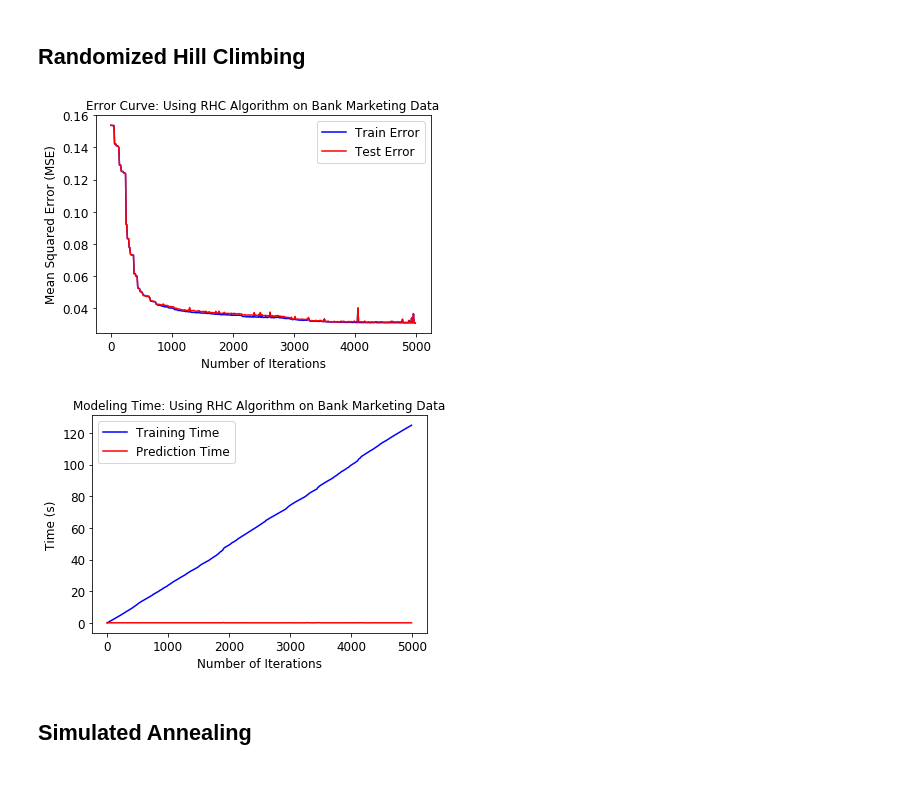
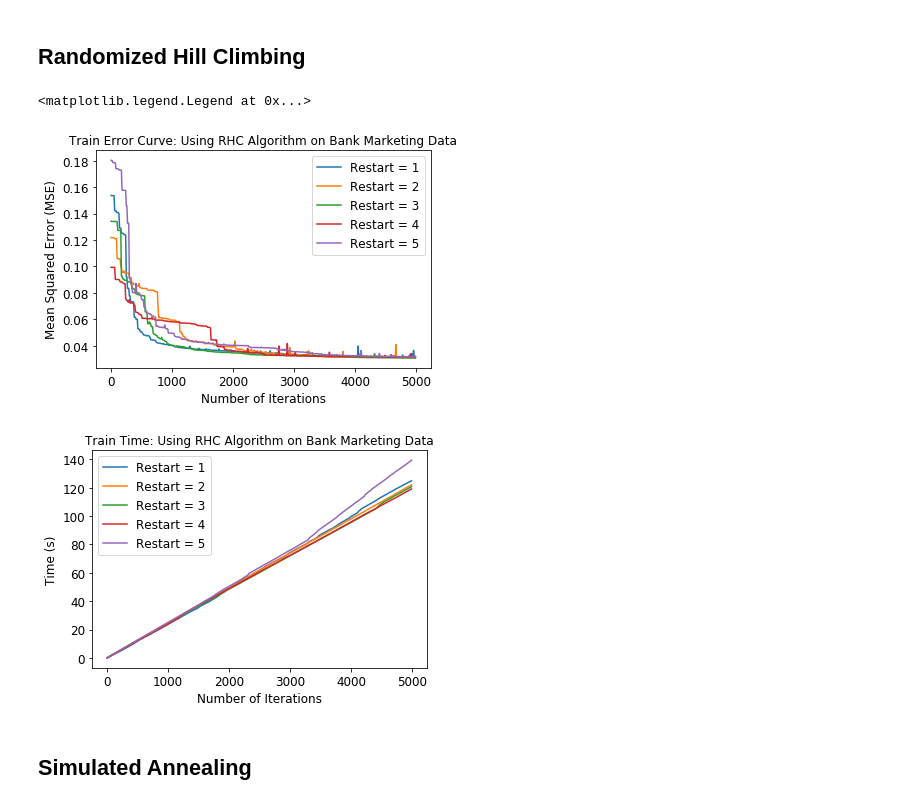
Before and after one commit to ravi2228/Randomized-Optimization, a Jupyter notebook: logs/Plots.ipynb, the cells around one changed output. Drawn from its saved outputs; the diff is of its cells as text; code cells hidden in the pictures.

```diff
--- a/logs/Plots.ipynb
+++ b/logs/Plots.ipynb
@@ -40,12 +40,32 @@ plot_time(df['iteration'],df['train_time'],df['pred_time'],'Using Backpropagatio
 # %% [markdown]
 ## Randomized Hill Climbing
-# %%
-df = pd.read_csv('RHC_LOG.csv')
-plot_MSE(df['iteration'],df['MSE_trg'],df['MSE_tst'],'Using RHC Algorithm on Bank Marketing Data')
-plot_time(df['iteration'],df['train_time'],df['pred_time'],'Using RHC Algorithm on Bank Marketing Data')
-# %% [output]
-[figure, removed]
-[figure, removed]
+# %%
+import os
+prefixed = [filename for filename in os.listdir('.') if filename.startswith("RHC_")]
+file_index = ['1','2','3','4','5']
+file = list(zip(file_index,prefixed))
+
+df = {}
+title = 'Using RHC Algorithm on Bank Marketing Data'
+labels = ['Restart = ' + index for index in file_index]
+for index, file_ in file:
+    df[index] = pd.read_csv(file_)
+ax = df[file_index[0]].plot.line(x='iteration', y = 'MSE_trg', title = 'Train Error Curve: ' + title)
+ax2 = df[file_index[0]].plot.line(x='iteration', y = 'train_time', title = 'Train Time: ' + title)
+for index, file_ in file[1:]:
+    df[index].plot.line(x='iteration', y = 'MSE_trg', ax = ax)
+    df[index].plot.line(x='iteration', y = 'train_time', ax = ax2)
+
+ax.set_xlabel("Number of Iterations")
+ax.set_ylabel("Mean Squared Error (MSE)")
+ax2.set_xlabel("Number of Iterations")
+ax2.set_ylabel("Time (s)")
+ax.legend(labels)
+ax2.legend(labels)
+# %% [output]
+<matplotlib.legend.Legend at 0x...>
+[figure, added]
+[figure, added]
 # %% [markdown]
 ## Simulated Annealing
 # %% [markdown]
```
Also changed, not shown: parts of 1 cell of this notebook.
